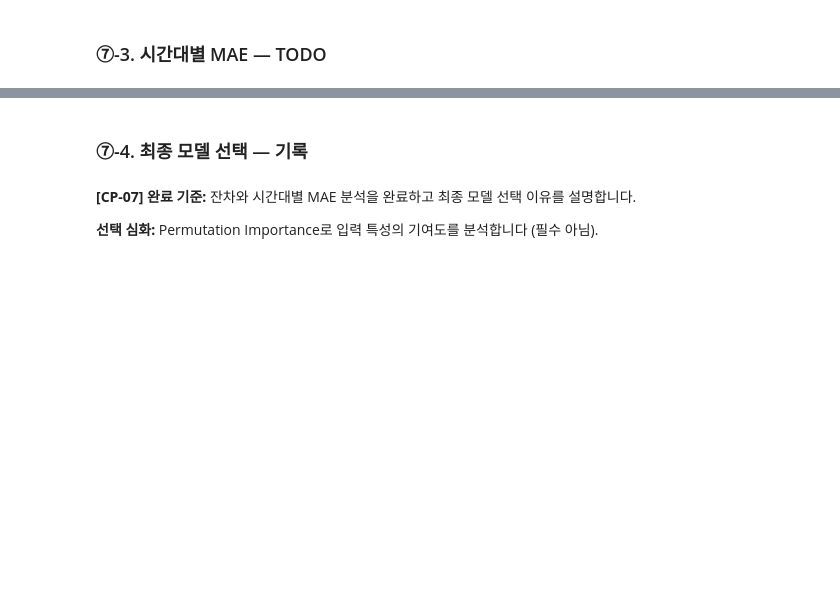
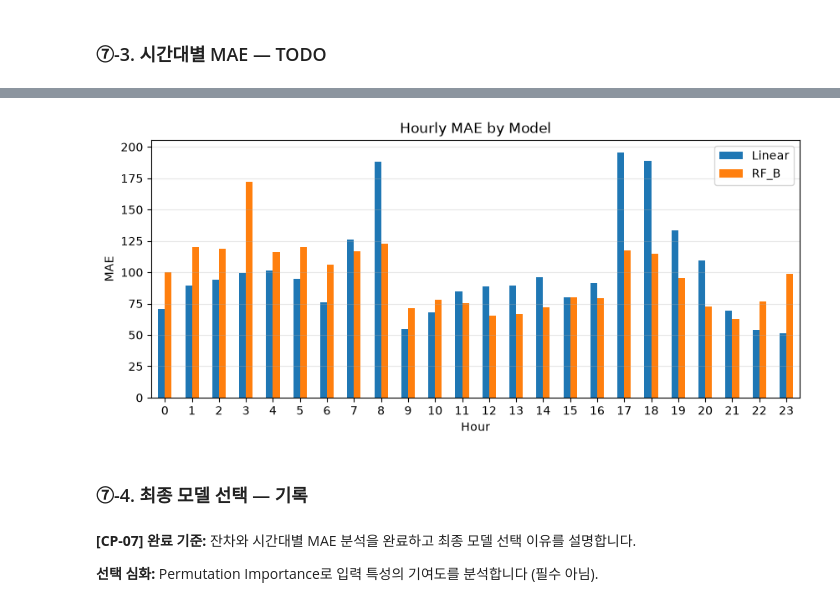
Before and after one commit to lgeew/ai-mini-projects, a Jupyter notebook: mini-project-01/code/01_regression_bike_demand.ipynb, the cells around one changed output, grey strips where cells are left out. Cells and saved outputs as stored; diff of their text form; code cells hidden in the pictures; blank space fills up the shorter version.

```diff
--- a/mini-project-01/code/01_regression_bike_demand.ipynb
+++ b/mini-project-01/code/01_regression_bike_demand.ipynb
@@ -679,7 +682,7 @@ hourly_mae.index.name = "hr"
 
 for name in candidates:
     # TODO 7-4. 모델별 절대오차와 시간대별 평균 절대오차를 계산합니다.
-    abs_err = ...
-    hourly_mae[name] = ...
+    abs_err = (pred_df["actual"] - pred_df[f"pred_{name}"]).abs()
+    hourly_mae[name] = abs_err.groupby(pred_df["hr"]).mean()
 
 display(hourly_mae.round(1))
@@ -686,7 +708,16 @@ display(hourly_mae.round(1))
 # %%
 # TODO 7-5. 후보 모델들의 시간대별 MAE를 막대그래프로 표현합니다.
 # 힌트: plt.bar(), hourly_mae
-...
+hourly_mae.plot(kind="bar", figsize=(10, 4))
+plt.xlabel("Hour")
+plt.ylabel("MAE")
+plt.title("Hourly MAE by Model")
+plt.xticks(rotation=0)
+plt.grid(axis="y", alpha=0.3)
+plt.legend()
+plt.show()
+# %% [output]
+[figure, added]
 # %% [markdown]
 ### ⑦-4. 최종 모델 선택 — 기록
 # %%
```
Also changed, not shown: parts of 4 cells of this notebook, 1 other file.
